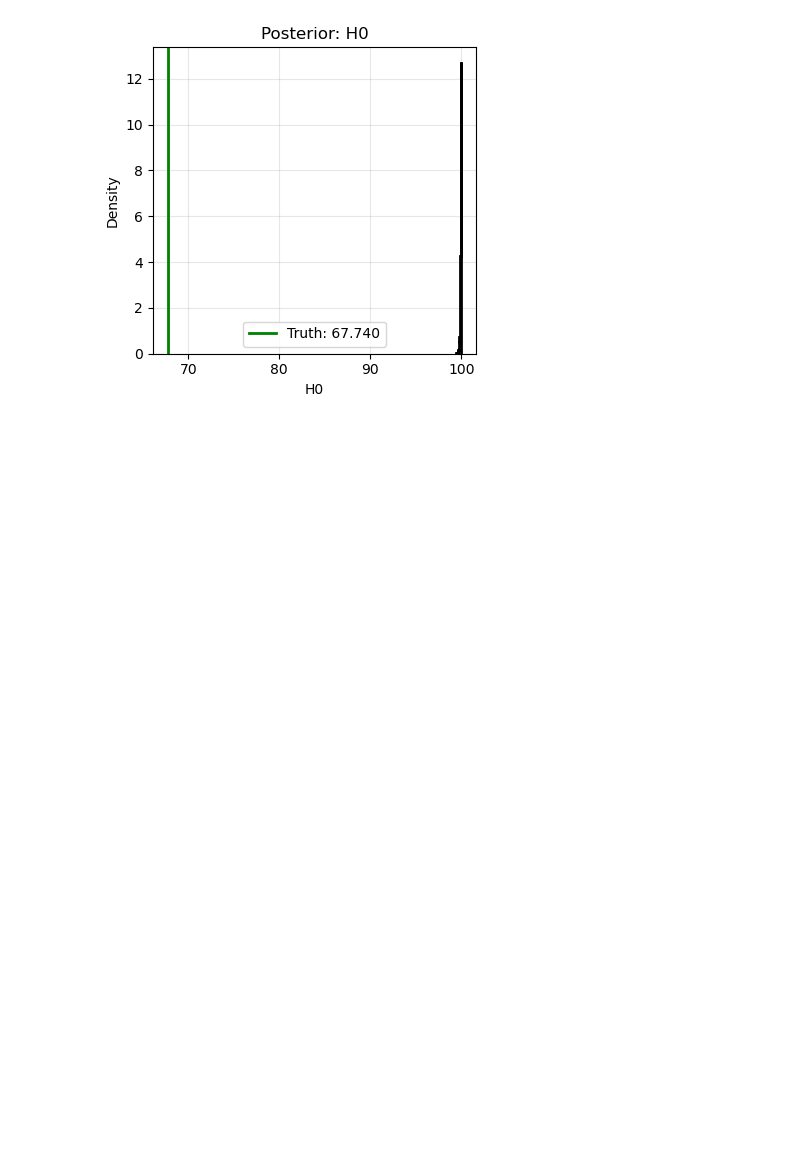
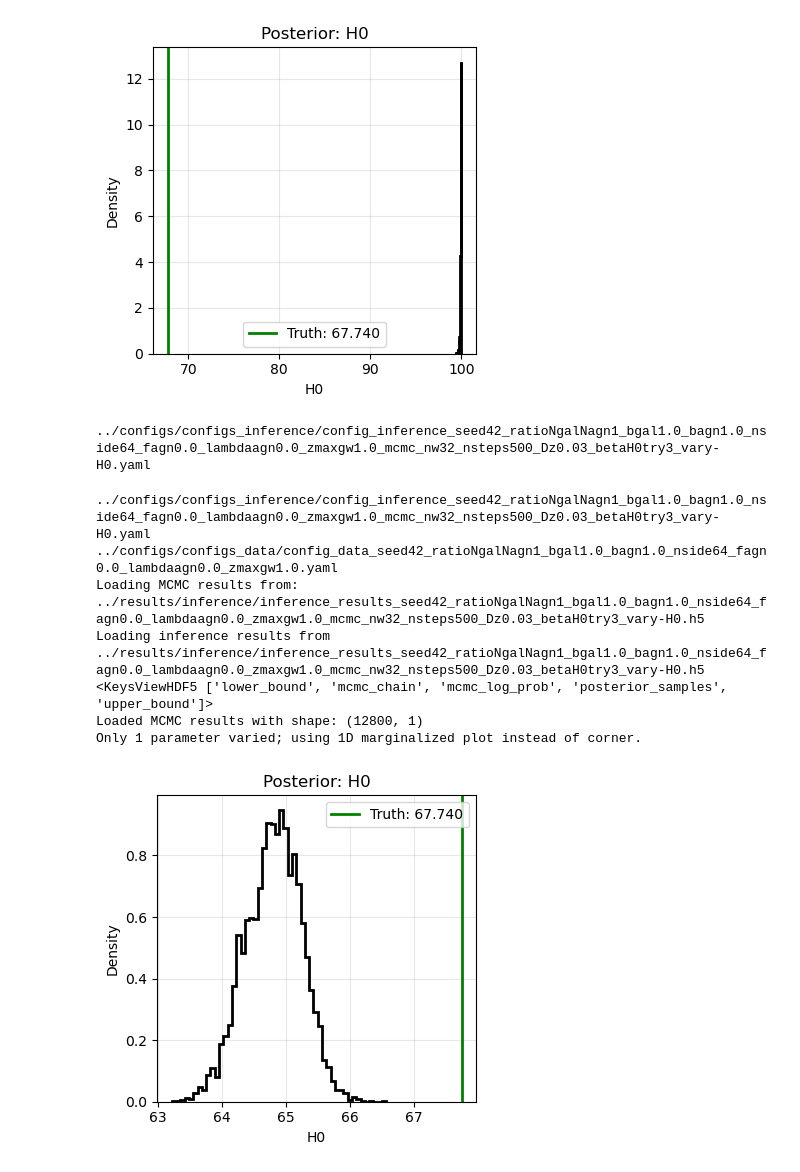
Before and after one commit to kstoreyf/gws-agn, a Jupyter notebook: notebooks/2026-03-04_mcmc_checks.ipynb, the cells around one changed output. Drawn from its saved outputs; the diff is of its cells as text; code cells hidden in the pictures; blank space fills up the shorter version.

```diff
--- a/notebooks/2026-03-04_mcmc_checks.ipynb
+++ b/notebooks/2026-03-04_mcmc_checks.ipynb
@@ -230,3 +230,23 @@ Loading inference results from ../results/inference/inference_results_seed42_rat
 Loaded MCMC results with shape: (12800, 1)
 Only 1 parameter varied; using 1D marginalized plot instead of corner.
 [figure]
+# %%
+dir_configs = '../configs/configs_inference'
+tag_data = '_seed42_ratioNgalNagn1_bgal1.0_bagn1.0_nside64_fagn0.0_lambdaagn0.0_zmaxgw1.0'
+tag_inf = '_mcmc_nw32_nsteps500_Dz0.03_betaH0try3_vary-H0'
+fn_config_inference = f'{dir_configs}/config_inference{tag_data}{tag_inf}.yaml'
+print(fn_config_inference)
+# %% [output]
+../configs/configs_inference/config_inference_seed42_ratioNgalNagn1_bgal1.0_bagn1.0_nside64_fagn0.0_lambdaagn0.0_zmaxgw1.0_mcmc_nw32_nsteps500_Dz0.03_betaH0try3_vary-H0.yaml
+# %%
+mcmc_data = plotter.get_mcmc_data(fn_config_inference)
+plotter.plot_mcmc_contours(mcmc_data)
+# %% [output]
+../configs/configs_inference/config_inference_seed42_ratioNgalNagn1_bgal1.0_bagn1.0_nside64_fagn0.0_lambdaagn0.0_zmaxgw1.0_mcmc_nw32_nsteps500_Dz0.03_betaH0try3_vary-H0.yaml
+../configs/configs_data/config_data_seed42_ratioNgalNagn1_bgal1.0_bagn1.0_nside64_fagn0.0_lambdaagn0.0_zmaxgw1.0.yaml
+Loading MCMC results from: ../results/inference/inference_results_seed42_ratioNgalNagn1_bgal1.0_bagn1.0_nside64_fagn0.0_lambdaagn0.0_zmaxgw1.0_mcmc_nw32_nsteps500_Dz0.03_betaH0try3_vary-H0.h5
+Loading inference results from ../results/inference/inference_results_seed42_ratioNgalNagn1_bgal1.0_bagn1.0_nside64_fagn0.0_lambdaagn0.0_zmaxgw1.0_mcmc_nw32_nsteps500_Dz0.03_betaH0try3_vary-H0.h5
+<KeysViewHDF5 ['lower_bound', 'mcmc_chain', 'mcmc_log_prob', 'posterior_samples', 'upper_bound']>
+Loaded MCMC results with shape: (12800, 1)
+Only 1 parameter varied; using 1D marginalized plot instead of corner.
+[figure, added]
```
Also changed, not shown: 3 other files.
